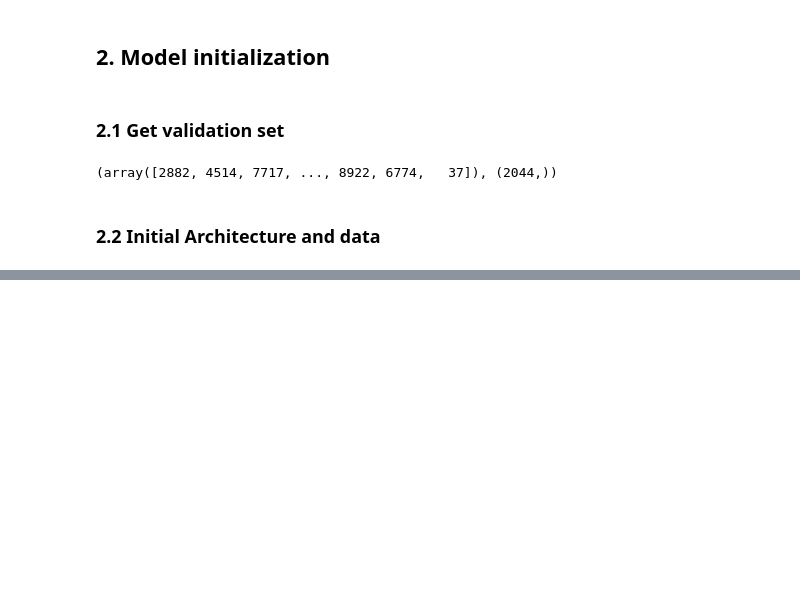
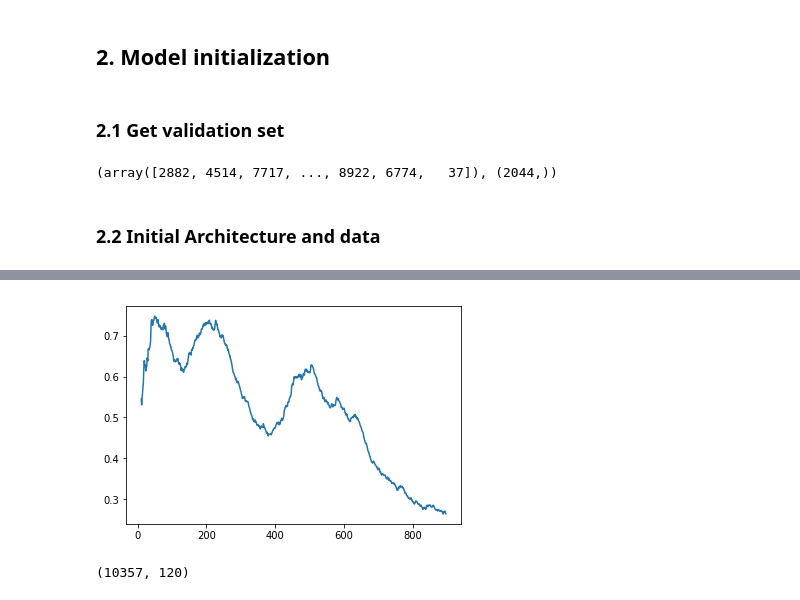
Before and after one commit to zjgpf/DogBreed, a Jupyter notebook: DogBreed_v1.ipynb, the cells around one changed output, grey strips where cells are left out. Drawn from its saved outputs; the diff is of its cells as text; code cells hidden in the pictures; blank space fills up the shorter version.

```diff
--- a/DogBreed_v1.ipynb
+++ b/DogBreed_v1.ipynb
@@ -209,0 +310,4 @@ data.val_y,data.val_y.shape,data.classes[:5]
+# %%
+learn.sched.plot_loss()
+# %% [output]
+[figure, added]
@@ -209,0 +316,4 @@ data.val_y,data.val_y.shape,data.classes[:5]
+# %%
+pred_log_m = np.mean(pred_log,0);pred_log_m.shape
+# %% [output]
+(10357, 120)
```
Also changed, not shown: parts of 26 cells of this notebook.
